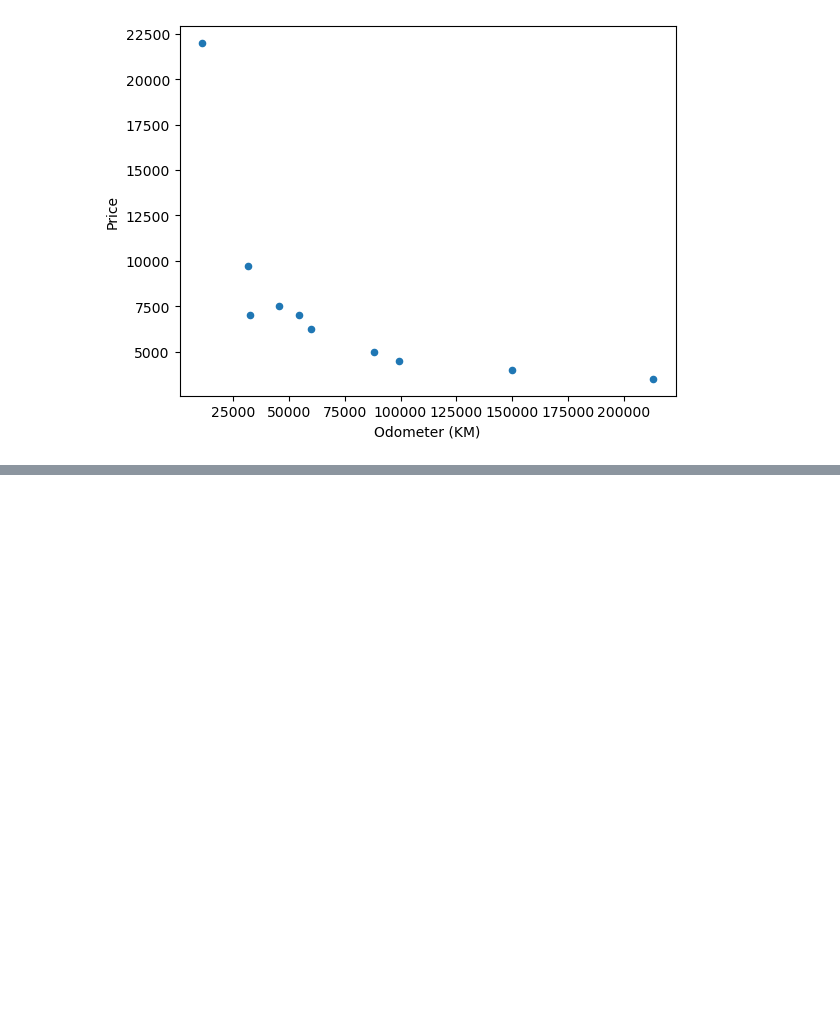
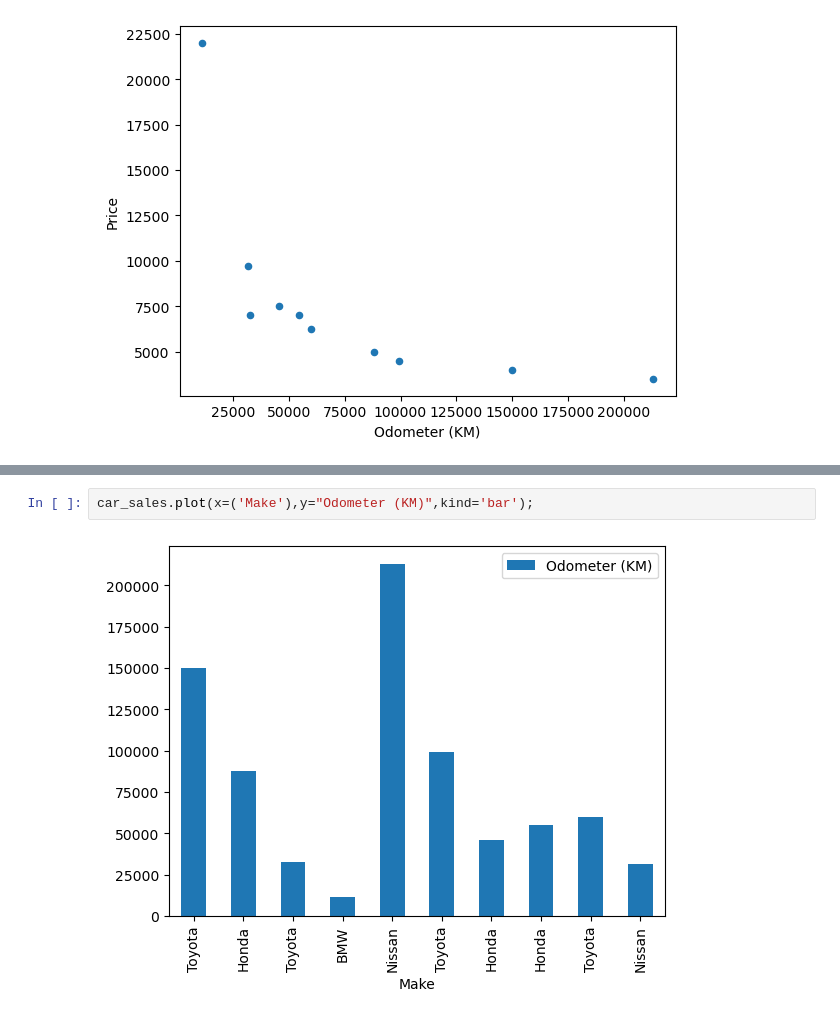
Before and after one commit to HM-bcard/Complete-Machine-Learning-Data-Science-Bootcamp, a Jupyter notebook: Introduction to Matplotlib.ipynb, the cells around one changed output, grey strips where cells are left out. Drawn from its saved outputs; the diff is of its cells as text; blank space fills up the shorter version.

```diff
--- a/Introduction to Matplotlib.ipynb
+++ b/Introduction to Matplotlib.ipynb
@@ -613,0 +656,4 @@ car_sales.plot(x='Odometer (KM)',y='Price',kind='scatter');
+# %%
+car_sales.plot(x=('Make'),y="Odometer (KM)",kind='bar');
+# %% [output]
+[figure, added]
```
Also changed, not shown: parts of 45 cells of this notebook, 1 other file.
